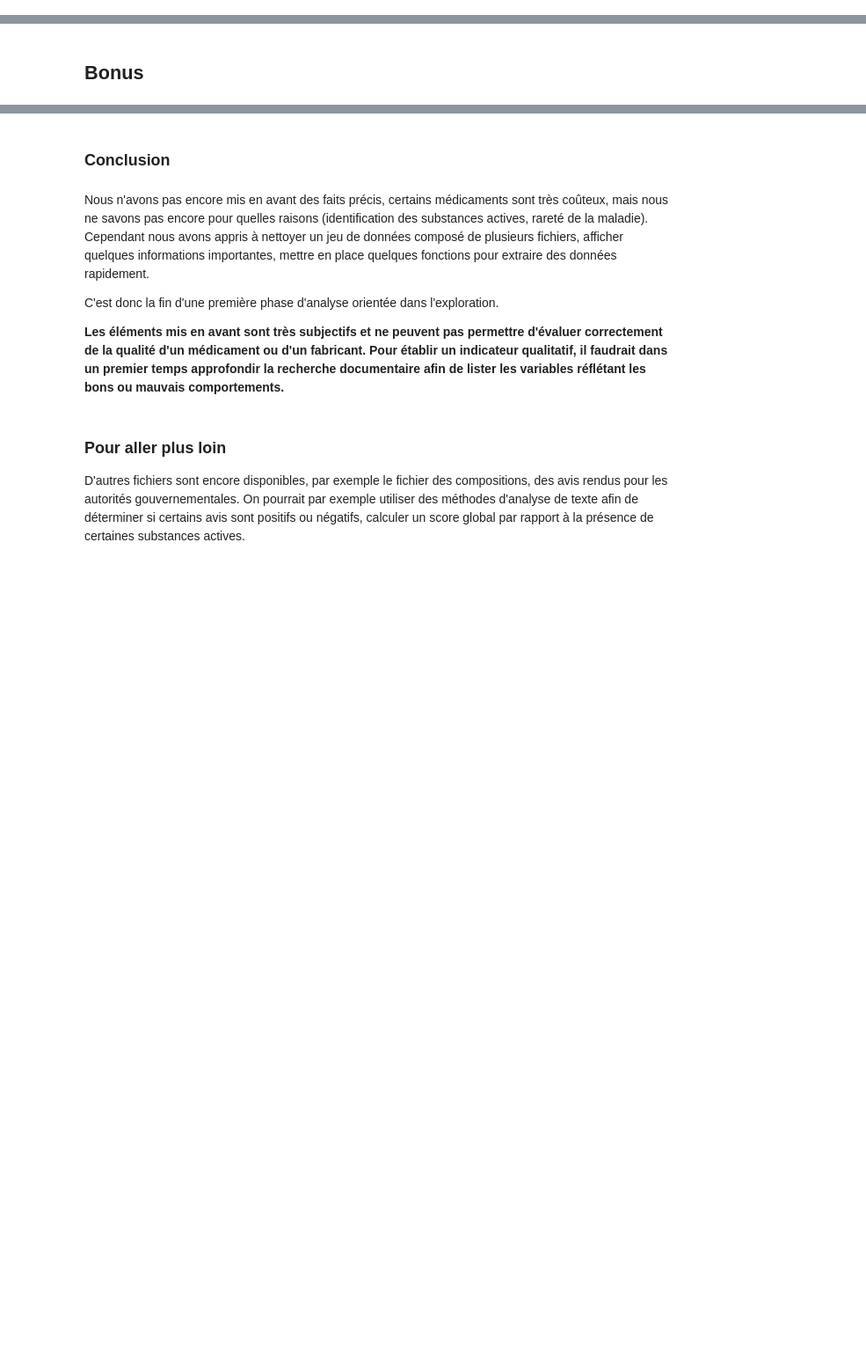
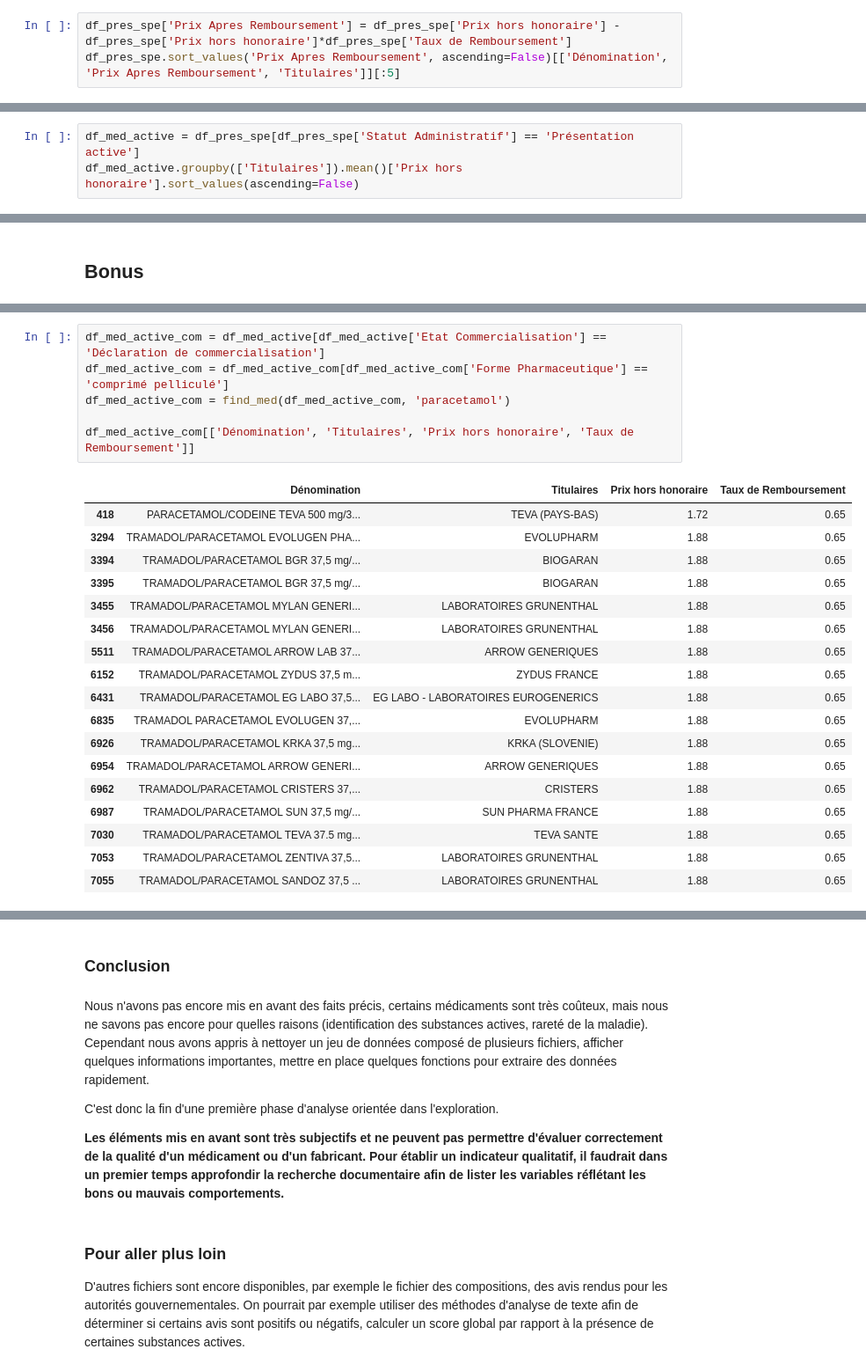
Before and after one commit to SowMobo/pandas_couverture_reseau, a Jupyter notebook: exercice.ipynb, the cells around one changed output, grey strips where cells are left out. Shown at 88% size. Drawn from its saved outputs; the diff is of its cells as text; blank space fills up the shorter version.

```diff
--- a/exercice.ipynb
+++ b/exercice.ipynb
@@ -661,0 +690,3 @@ df_pres
+# %%
+df_pres_spe['Prix Apres Remboursement'] = df_pres_spe['Prix hors honoraire'] - df_pres_spe['Prix hors honoraire']*df_pres_spe['Taux de Remboursement']
+df_pres_spe.sort_values('Prix Apres Remboursement', ascending=False)[['Dénomination', 'Prix Apres Remboursement', 'Titulaires']][:5]
@@ -678,0 +702,3 @@ Name: Prix hors honoraire, Length: 346, dtype: float64
+# %%
+df_med_active = df_pres_spe[df_pres_spe['Statut Administratif'] == 'Présentation active']
+df_med_active.groupby(['Titulaires']).mean()['Prix hors honoraire'].sort_values(ascending=False)
@@ -720,2 +742,27 @@ Il existe 18 médicaments de ce type, trouvez les !
+# %%
+df_med_active_com = df_med_active[df_med_active['Etat Commercialisation'] == 'Déclaration de commercialisation']
+df_med_active_com = df_med_active_com[df_med_active_com['Forme Pharmaceutique'] == 'comprimé pelliculé']
+df_med_active_com = find_med(df_med_active_com, 'paracetamol')
+
+df_med_active_com[['Dénomination', 'Titulaires', 'Prix hors honoraire', 'Taux de Remboursement']]
+# %% [output]
+|  | Dénomination | Titulaires | Prix hors honoraire | Taux de Remboursement |
+| 418 | PARACETAMOL/CODEINE TEVA 500 mg/3... | TEVA (PAYS-BAS) | 1.72 | 0.65 |
+| 3294 | TRAMADOL/PARACETAMOL EVOLUGEN PHA... | EVOLUPHARM | 1.88 | 0.65 |
+| 3394 | TRAMADOL/PARACETAMOL BGR 37,5 mg/... | BIOGARAN | 1.88 | 0.65 |
+| 3395 | TRAMADOL/PARACETAMOL BGR 37,5 mg/... | BIOGARAN | 1.88 | 0.65 |
+| 3455 | TRAMADOL/PARACETAMOL MYLAN GENERI... | LABORATOIRES GRUNENTHAL | 1.88 | 0.65 |
+| 3456 | TRAMADOL/PARACETAMOL MYLAN GENERI... | LABORATOIRES GRUNENTHAL | 1.88 | 0.65 |
+| 5511 | TRAMADOL/PARACETAMOL ARROW LAB 37... | ARROW GENERIQUES | 1.88 | 0.65 |
+| 6152 | TRAMADOL/PARACETAMOL ZYDUS 37,5 m... | ZYDUS FRANCE | 1.88 | 0.65 |
+| 6431 | TRAMADOL/PARACETAMOL EG LABO 37,5... | EG LABO - LABORATOIRES EUROGENERICS | 1.88 | 0.65 |
+| 6835 | TRAMADOL PARACETAMOL EVOLUGEN 37,... | EVOLUPHARM | 1.88 | 0.65 |
+| 6926 | TRAMADOL/PARACETAMOL KRKA 37,5 mg... | KRKA (SLOVENIE) | 1.88 | 0.65 |
+| 6954 | TRAMADOL/PARACETAMOL ARROW GENERI... | ARROW GENERIQUES | 1.88 | 0.65 |
+| 6962 | TRAMADOL/PARACETAMOL CRISTERS 37,... | CRISTERS | 1.88 | 0.65 |
+| 6987 | TRAMADOL/PARACETAMOL SUN 37,5 mg/... | SUN PHARMA FRANCE | 1.88 | 0.65 |
+| 7030 | TRAMADOL/PARACETAMOL TEVA 37.5 mg... | TEVA SANTE | 1.88 | 0.65 |
+| 7053 | TRAMADOL/PARACETAMOL ZENTIVA 37,5... | LABORATOIRES GRUNENTHAL | 1.88 | 0.65 |
+| 7055 | TRAMADOL/PARACETAMOL SANDOZ 37,5 ... | LABORATOIRES GRUNENTHAL | 1.88 | 0.65 |
 # %% [markdown]
 <img src='./oc2.png' width=15px /> Écrivez une fonction qui pour un mot clé donné et une forme pharmaceutique donnée, retourne le prix moyen (avec honoraire) des médicaments commercialisés et actifs.
```
Also changed, not shown: parts of 22 cells of this notebook.
